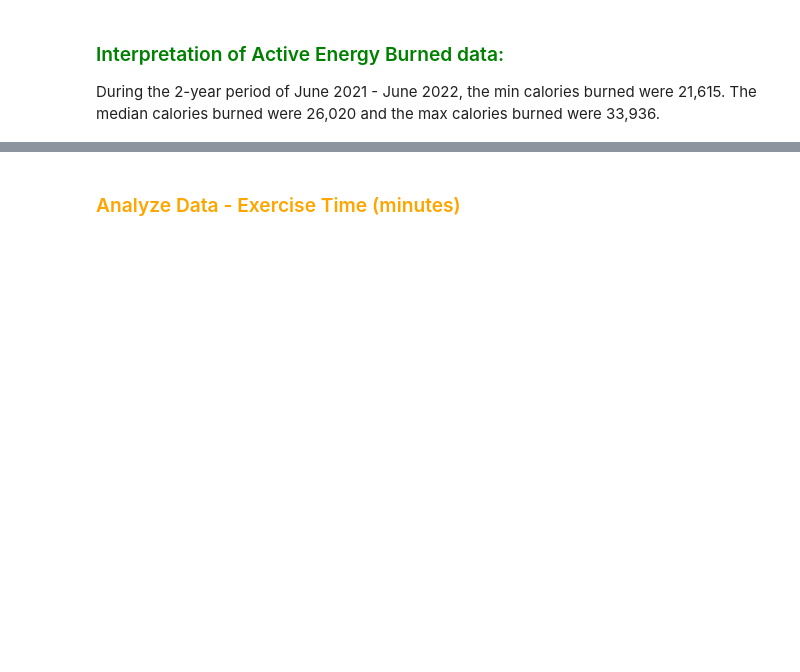
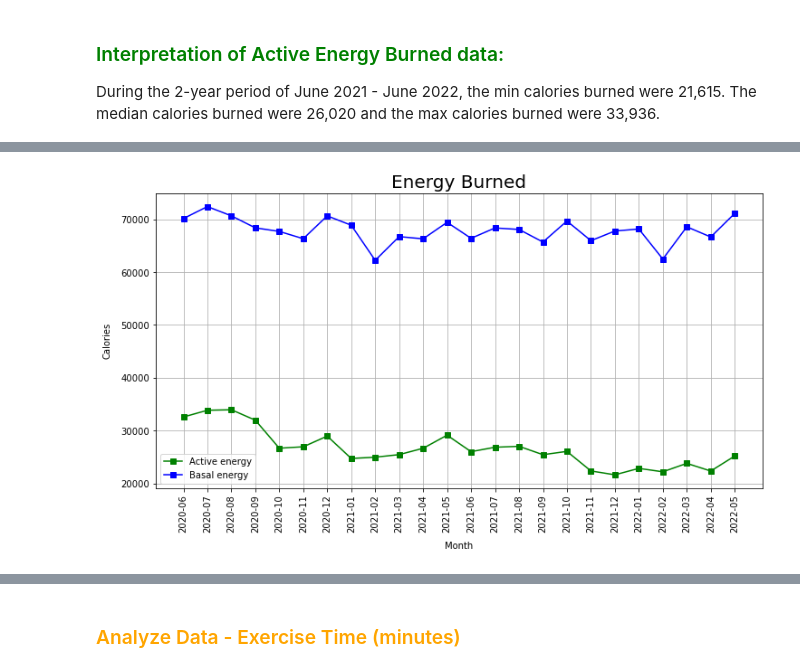
Before and after one commit to KimBug29/AppleDataKW, a Jupyter notebook: HealthData.ipynb, the cells around one changed output, grey strips where cells are left out. Cells and saved outputs as stored; diff of their text form; code cells hidden in the pictures; blank space fills up the shorter version.

```diff
--- a/HealthData.ipynb
+++ b/HealthData.ipynb
@@ -124,0 +163,14 @@ During the 2-year period of June 2021 - June 2022, the min calories burned were
+# %%
+#Plot the 2-year period (in months) of Active Energy Burned (calories) and Basal Energy Burned (calories)
+plt.figure(figsize = (12, 6))
+plt.plot(health_data_2year_dataframe['Date'], health_data_2year_dataframe['Active energy burned(Cal)'], marker = 's', color = "green")
+plt.plot(health_data_2year_dataframe['Date'], health_data_2year_dataframe['Basal energy burned(Cal)'], marker = 's', color = "blue")
+plt.legend (["Active energy","Basal energy"])
+plt.xlabel("Month", labelpad=10)
+plt.ylabel("Calories", labelpad=10)
+plt.grid()
+plt.xticks(rotation="vertical")
+plt.title("Energy Burned", fontsize=20)
+plt.show()
+# %% [output]
+[figure, added]
```
Also changed, not shown: parts of 7 cells of this notebook.
